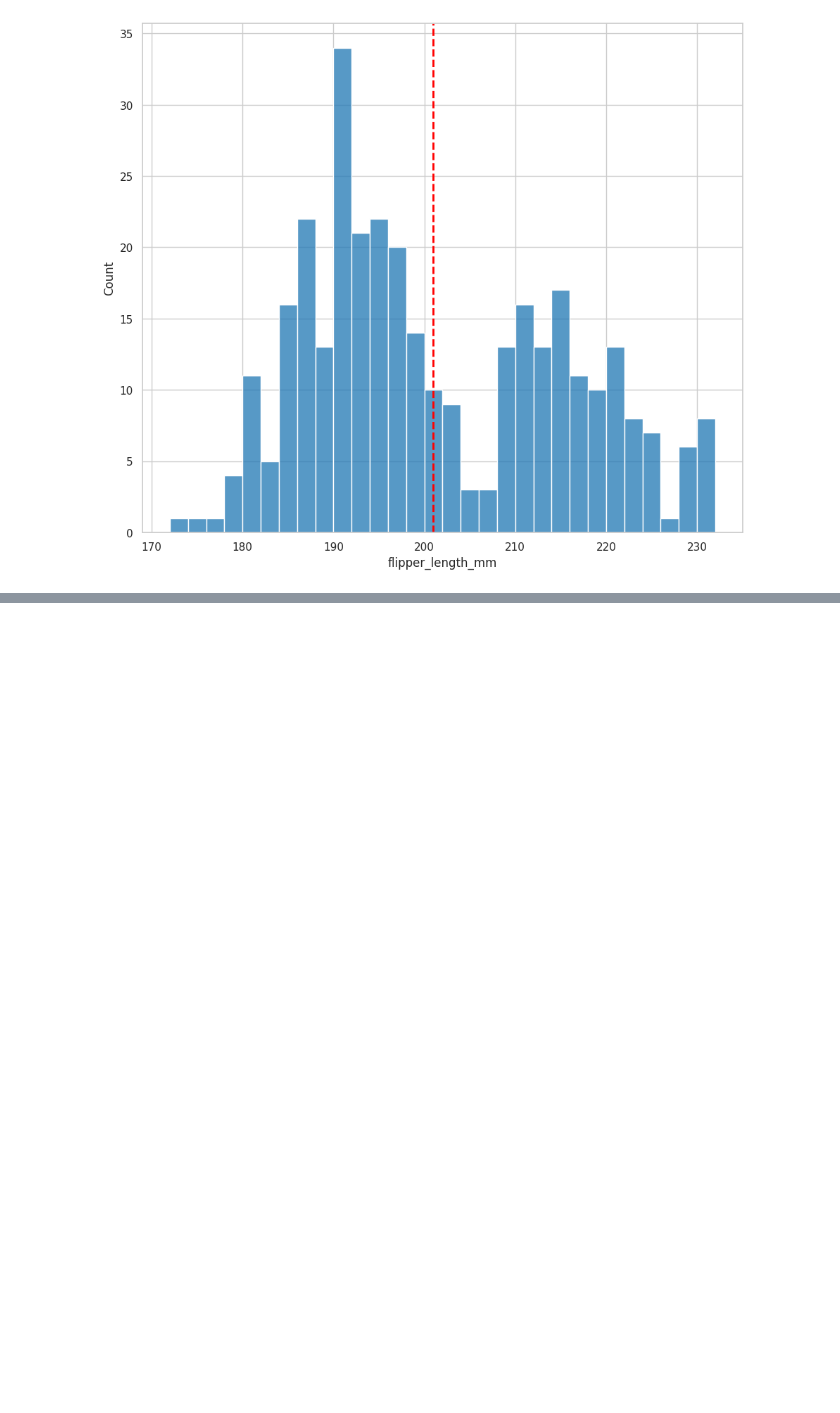
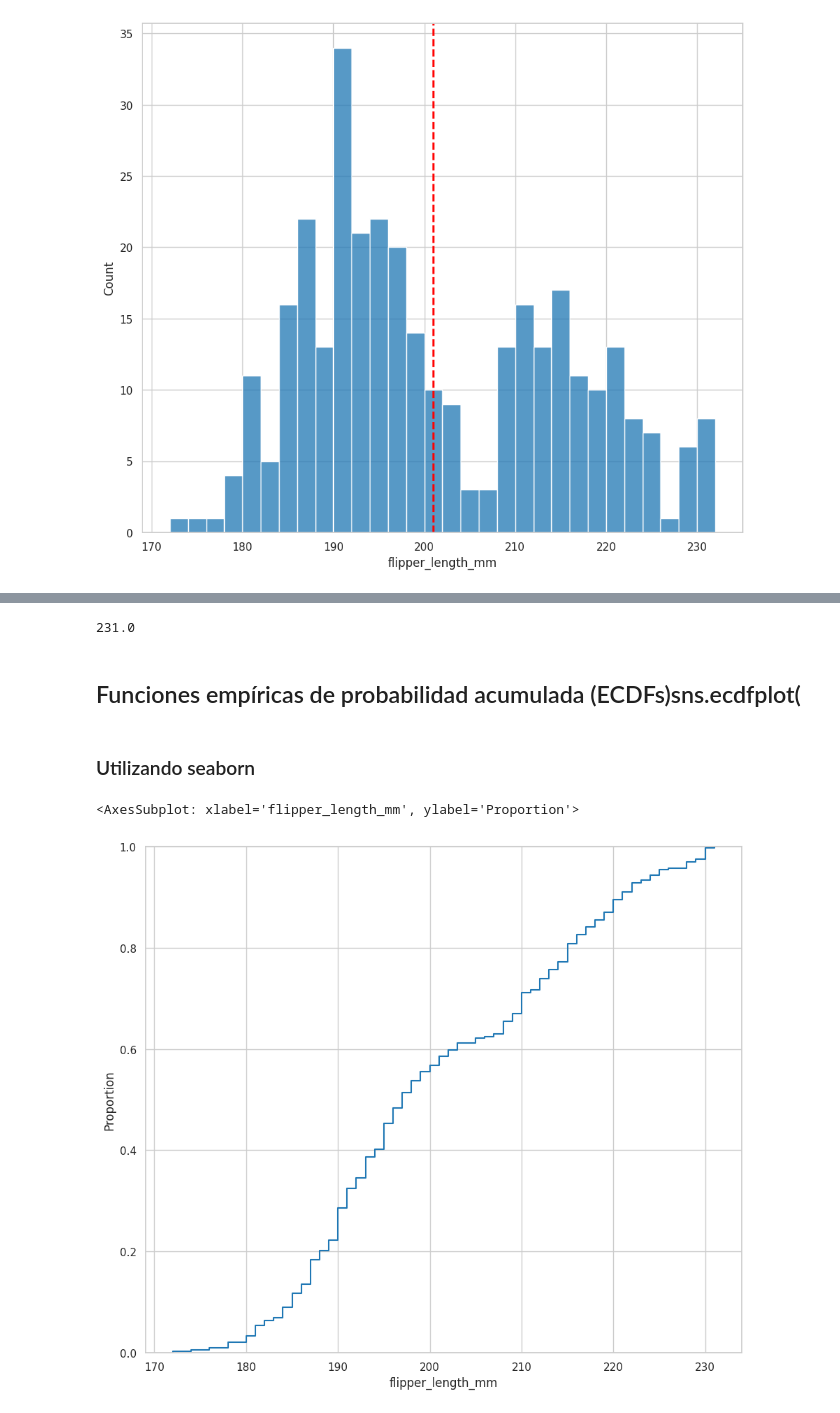
Before and after one commit to electrojam/Curso-de-Analisis-Exploratorio-de-Datos, a Jupyter notebook: 1-conociendo nuestros datos.ipynb, the cells around one changed output, grey strips where cells are left out. Cells and saved outputs as stored; diff of their text form; code cells hidden in the pictures; blank space fills up the shorter version.

```diff
--- a/1-conociendo nuestros datos.ipynb
+++ b/1-conociendo nuestros datos.ipynb
@@ -793,0 +857,18 @@ plt.axvline(
+# %%
+#Obtenemos el valor máximo
+
+processed_penguins_df.flipper_length_mm.max()
+# %% [output]
+231.0
+# %% [markdown]
+## Funciones empíricas de probabilidad acumulada (ECDFs)sns.ecdfplot(
+# %% [markdown]
+### Utilizando seaborn
+# %%
+sns.ecdfplot(
+    data=processed_penguins_df,
+    x='flipper_length_mm'
+)
+# %% [output]
+<AxesSubplot: xlabel='flipper_length_mm', ylabel='Proportion'>
+[figure, added]
```
Also changed, not shown: parts of 18 cells of this notebook.
